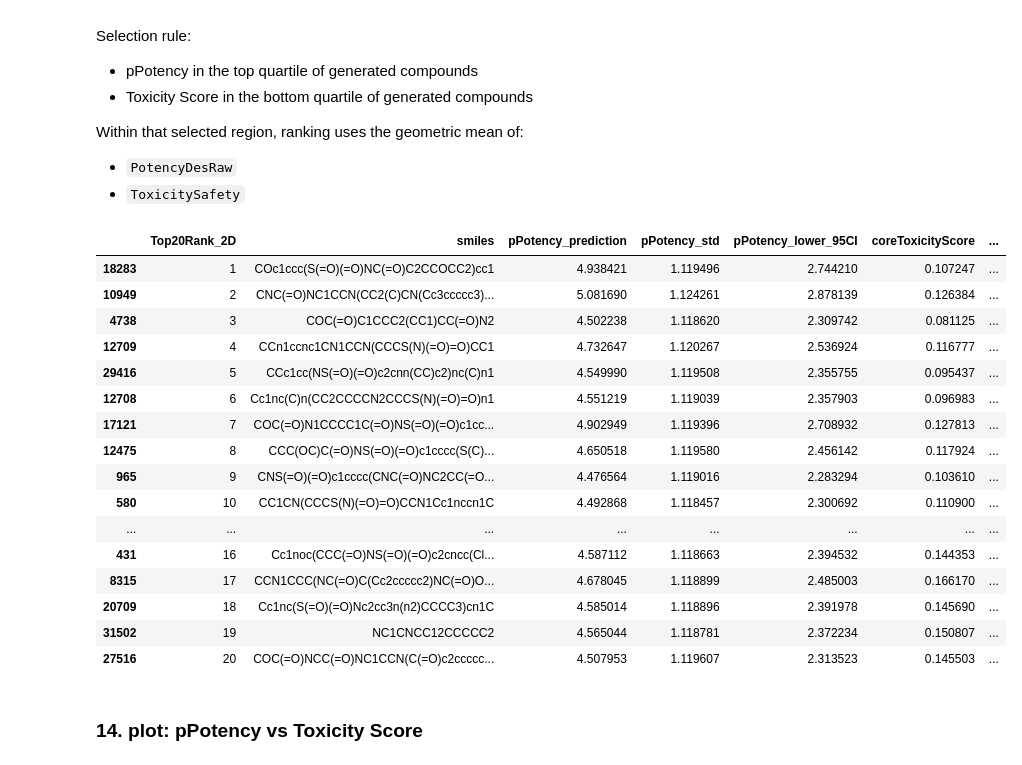
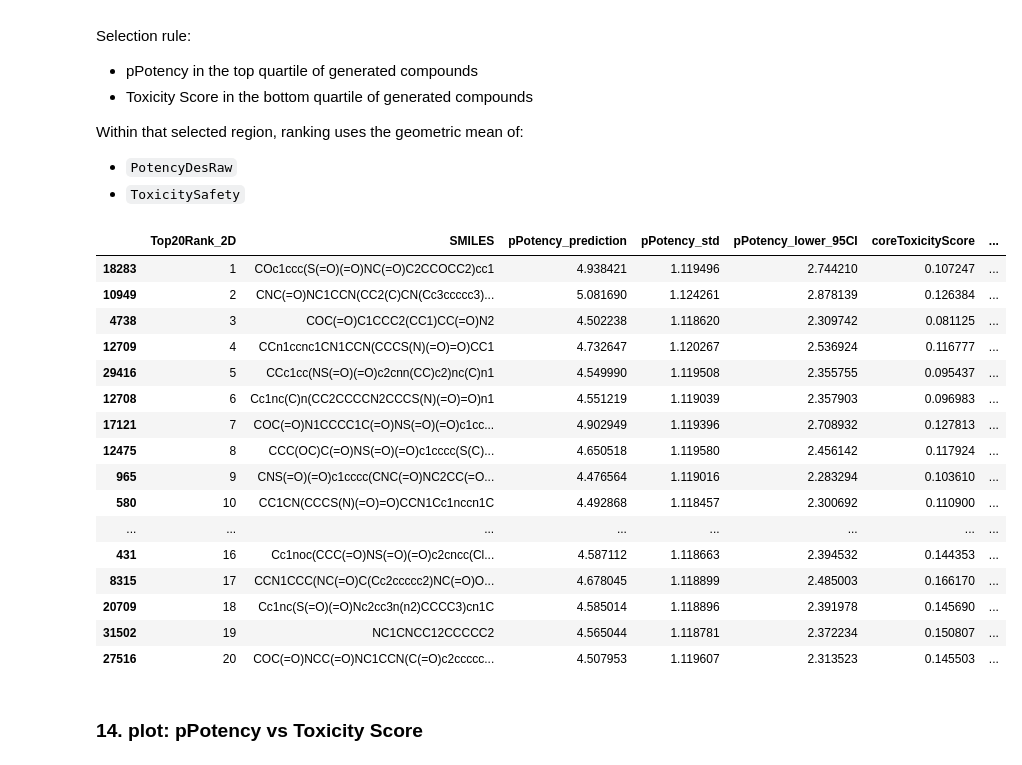
Before and after one commit to soumyadeepghosh35/DTRA_DrugDesign, a Jupyter notebook: DTRA_project_notebooks/Step6_ADMET_BacillusAnthracis.ipynb, the cells around one changed output. Saved outputs shown, nothing was run; the diff lists cells and outputs as text; code cells hidden in the pictures.

```diff
--- a/DTRA_project_notebooks/Step6_ADMET_BacillusAnthracis.ipynb
+++ b/DTRA_project_notebooks/Step6_ADMET_BacillusAnthracis.ipynb
@@ -205,7 +206,7 @@ for smi in drugBankDrug_FDAapproved_antibiotic_wART_wADMET["smiles"].dropna().as
 # %%
 # Potency-related columns
 dataCols = [
-    "smiles",
+    "SMILES",
     "ATC_code", "Drug_Type", "source_DataBase"
 ]
 
@@ -284,6 +285,6 @@ Filtered dataframe shape: (132, 44)
 # %% [markdown]
 ### Read list of `FDA approved` antibiotic for Anthrax
 # %%
-Anthrax_FDAapproved_wPotency = pd.read_csv(saveDir + "BacillusAnthracis_FDAapproved_Antibiotic.csv")
-Anthrax_FDAapproved_wPotency
+for _, row in Anthrax_FDAapproved[["drugName", "SMILES"]].dropna().iterrows():
+    print(f"{row['drugName']} : '{row['SMILES']}'")
 # %% [output]
@@ -474,7 +563,7 @@ The candidate dataframe may use `SMILES` instead of `smiles`.
 This cell standardizes that and fills a few metadata fields if they are missing.
 # %%
 if "SMILES" in generatedCandidateDF.columns:
-    generatedCandidateDF = generatedCandidateDF.rename(columns={"SMILES": "smiles"})
+    generatedCandidateDF = generatedCandidateDF.rename(columns={"SMILES": "SMILES"})
 
 if "ATC_code" not in generatedCandidateDF.columns:
     generatedCandidateDF["ATC_code"] = pd.NA
@@ -488,8 +577,8 @@ if "source_DataBase" not in generatedCandidateDF.columns:
 refDrugbankDF["datasetLabel"] = "FDA-approved antibiotics"
 generatedCandidateDF["datasetLabel"] = "Generated candidates"
 
-print("smiles in refDrugbankDF:", "smiles" in refDrugbankDF.columns)
-print("smiles in generatedCandidateDF:", "smiles" in generatedCandidateDF.columns)
+print("smiles in refDrugbankDF:", "SMILES" in refDrugbankDF.columns)
+print("smiles in generatedCandidateDF:", "SMILES" in generatedCandidateDF.columns)
 # %% [output]
 smiles in refDrugbankDF: True
 smiles in generatedCandidateDF: True
@@ -504,7 +593,7 @@ We keep:
 - a few physicochemical property columns such as `QED`, `logP` and `molecular_weight`
 # %%
 metadataCols = [
-    "smiles",
+    "SMILES",
     "ATC_code",
     "Drug_Type",
     "source_DataBase",
@@ -999,35 +1088,35 @@ yCutoff2D = cand2DDF["coreToxicityScore"].quantile(0.25)
 
 optimal2DDF = cand2DDF[
     (cand2DDF["pPotency_prediction"] >= xCutoff2D) &
     (cand2DDF["coreToxicityScore"] <= yCutoff2D)
 ].copy()
 
 optimal2DDF["OverallPriority2D"] = np.sqrt(
     optimal2DDF["PotencyDesRaw"] * optimal2DDF["ToxicitySafety"]
 )
 
 top20_2D_DF = optimal2DDF.sort_values(
     by=["OverallPriority2D", "pPotency_prediction", "coreToxicityScore"],
     ascending=[False, False, True]
 ).head(20).copy()
 
 top20_2D_DF["Top20Rank_2D"] = np.arange(1, len(top20_2D_DF) + 1)
 
 top20_2D_DF[
     [
         "Top20Rank_2D",
-        "smiles",
+        "SMILES",
         "pPotency_prediction",
         "pPotency_std",
         "pPotency_lower_95CI",
         "coreToxicityScore",
         "ToxicitySafety",
         "OverallPriority2D",
         "QED",
     ]
 ]
 # %% [output]
-|  | Top20Rank_2D | smiles | pPotency_prediction | pPotency_std | pPotency_lower_95CI | coreToxicityScore | ... |
+|  | Top20Rank_2D | SMILES | pPotency_prediction | pPotency_std | pPotency_lower_95CI | coreToxicityScore | ... |
 | 18283 | 1 | COc1ccc(S(=O)(=O)NC(=O)C2CCOCC2)cc1 | 4.938421 | 1.119496 | 2.744210 | 0.107247 | ... |
 | 10949 | 2 | CNC(=O)NC1CCN(CC2(C)CN(Cc3ccccc3)... | 5.081690 | 1.124261 | 2.878139 | 0.126384 | ... |
 | 4738 | 3 | COC(=O)C1CCC2(CC1)CC(=O)N2 | 4.502238 | 1.118620 | 2.309742 | 0.081125 | ... |
```
Also changed, not shown: parts of 67 cells of this notebook, 1 other file.
